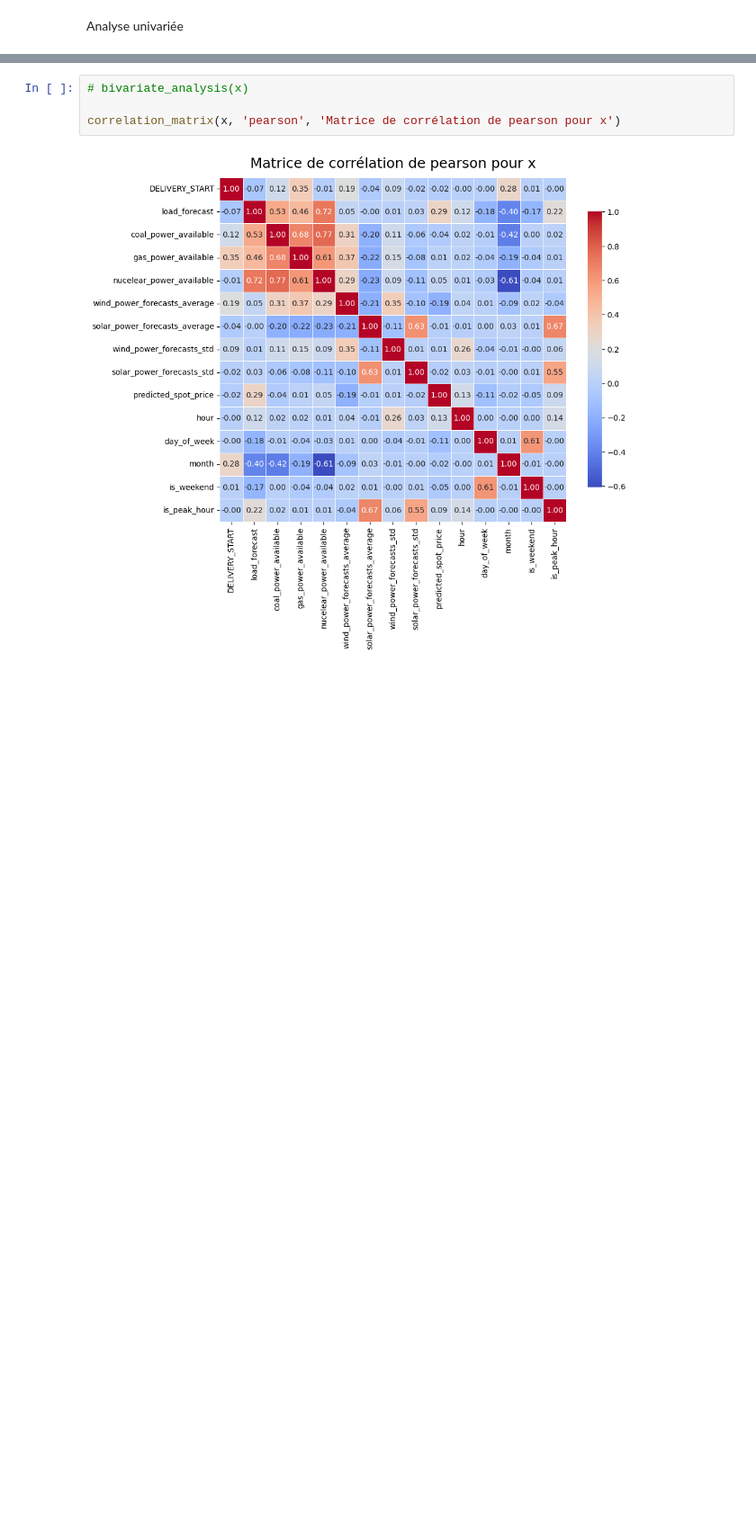
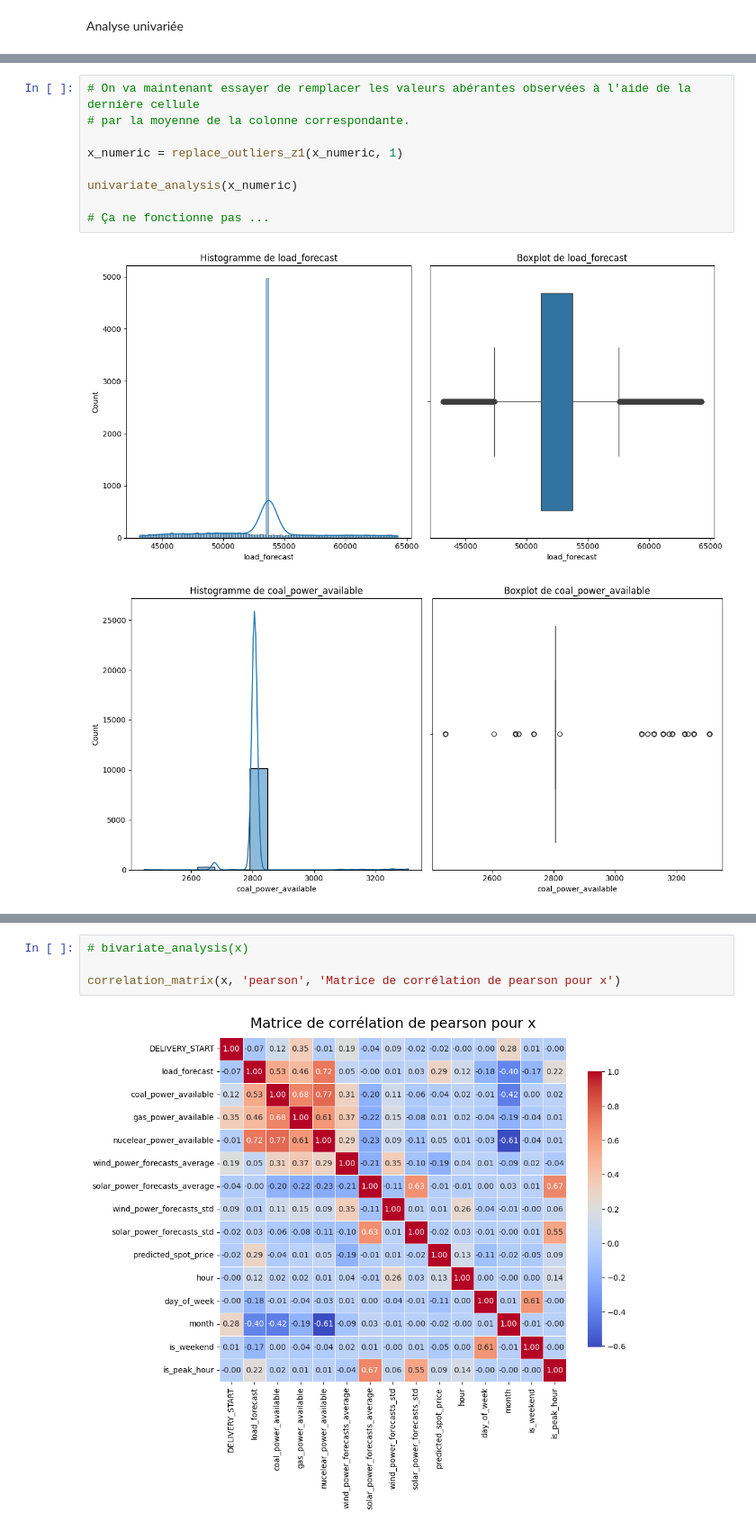
Before and after one commit to hugopuybareau/ELMY_DATA_CHALLENGE, a Jupyter notebook: scripts/data_processing.ipynb, the cells around one changed output, grey strips where cells are left out. Shown at 90% size. Drawn from its saved outputs; the diff is of its cells as text; blank space fills up the shorter version.

Commit message:
Concentration sur les valeurs abérrante

```diff
--- a/scripts/data_processing.ipynb
+++ b/scripts/data_processing.ipynb
@@ -152,3 +131,15 @@ max                   745.261316            254.190000
 [figure]
 [figure]
 [figure]
+# %%
+# On va maintenant essayer de remplacer les valeurs abérantes observées à l'aide de la dernière cellule
+# par la moyenne de la colonne correspondante.
+
+x_numeric = replace_outliers_z1(x_numeric, 1)
+
+univariate_analysis(x_numeric)
+
+# Ça ne fonctionne pas ...
+# %% [output]
+[figure, added]
+[figure, added]
```
Also changed, not shown: parts of 6 cells of this notebook, 1 other file.
